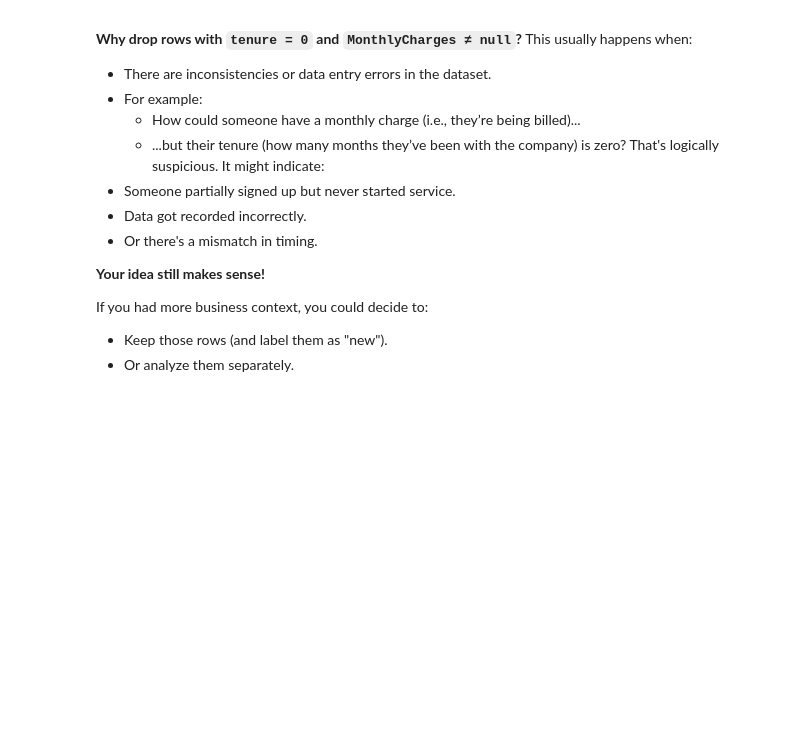
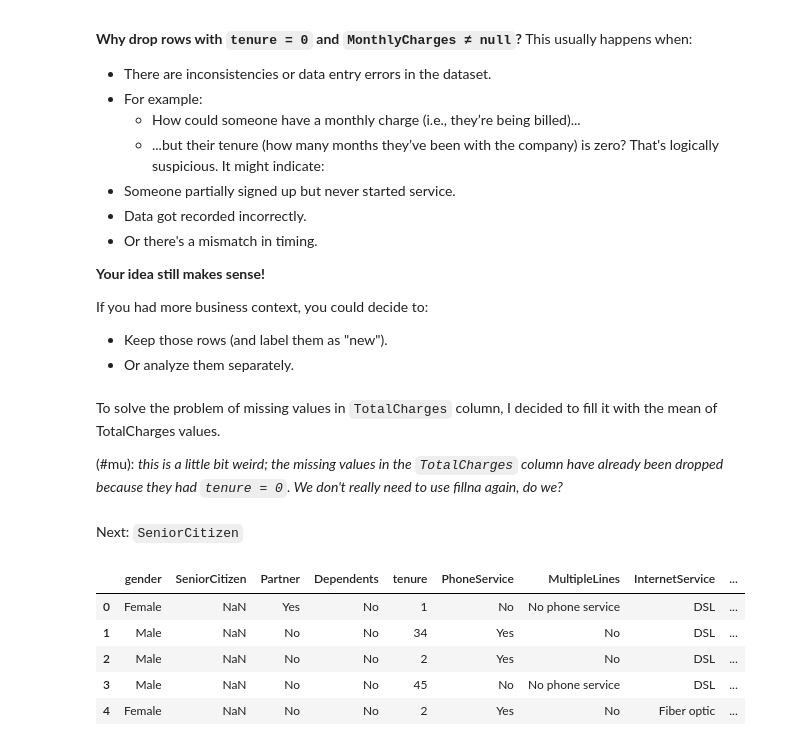
Before and after one commit to muhakazm/dev-ds, a Jupyter notebook: prj-data-churn-prediction/telecom-customer.ipynb, the cells around one changed output. Cells and saved outputs as stored; diff of their text form; code cells hidden in the pictures; blank space fills up the shorter version.

Commit message:
little update on data manipulation

```diff
--- a/prj-data-churn-prediction/telecom-customer.ipynb
+++ b/prj-data-churn-prediction/telecom-customer.ipynb
@@ -263,3 +263,7 @@ That's logically suspicious. It might indicate:
 If you had more business context, you could decide to:
 - Keep those rows (and label them as "new").
 - Or analyze them separately.
+# %% [markdown]
+To solve the problem of missing values in `TotalCharges` column, I decided to fill it with the mean of TotalCharges values.
+
+(#mu): *this is a little bit weird; the missing values in the `TotalCharges` column have already been dropped because they had `tenure = 0`. We don't really need to use fillna again, do we?*
@@ -265,0 +276,12 @@ If you had more business context, you could decide to:
+# %% [markdown]
+Next: `SeniorCitizen`
+# %%
+df["SeniorCitizen"] = df["SeniorCitizen"].map({0: "No", 1: "Yes"})
+df.head()
+# %% [output]
+|  | gender | SeniorCitizen | Partner | Dependents | tenure | PhoneService | MultipleLines | InternetService | ... |
+| 0 | Female | NaN | Yes | No | 1 | No | No phone service | DSL | ... |
+| 1 | Male | NaN | No | No | 34 | Yes | No | DSL | ... |
+| 2 | Male | NaN | No | No | 2 | Yes | No | DSL | ... |
+| 3 | Male | NaN | No | No | 45 | No | No phone service | DSL | ... |
+| 4 | Female | NaN | No | No | 2 | Yes | No | Fiber optic | ... |
```
Also changed, not shown: parts of 3 cells of this notebook, 1 other file.
